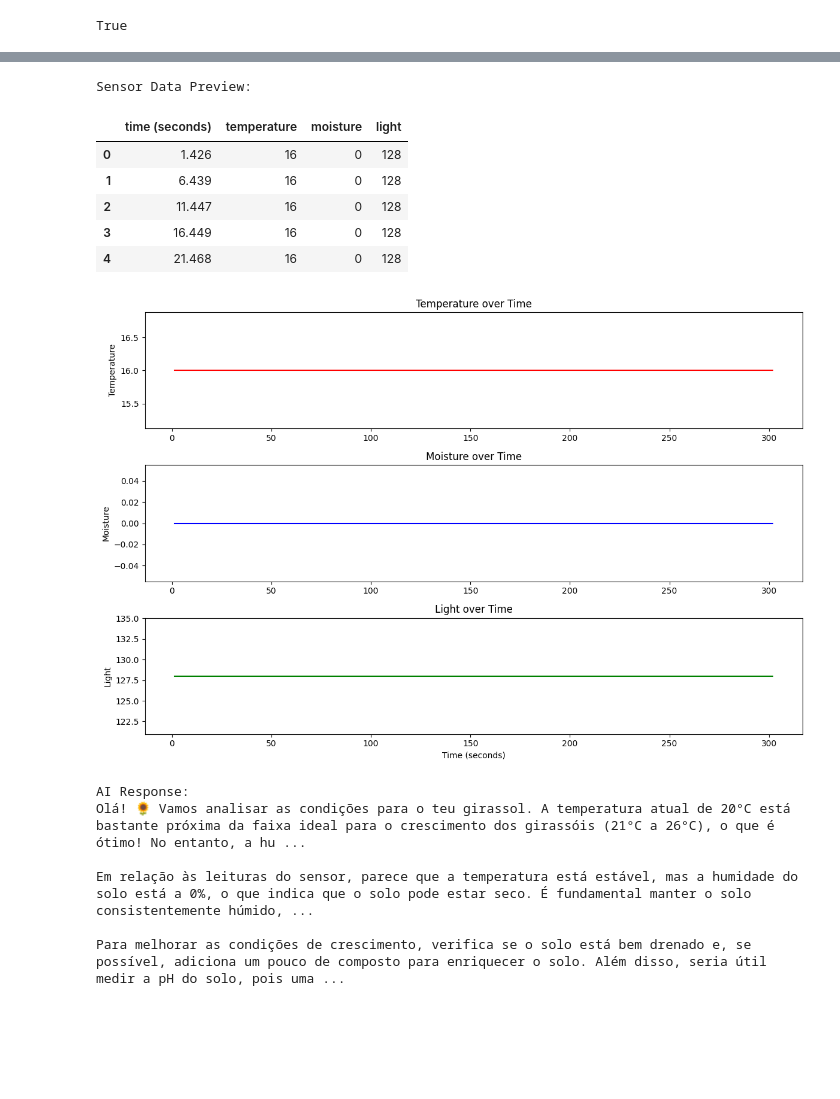
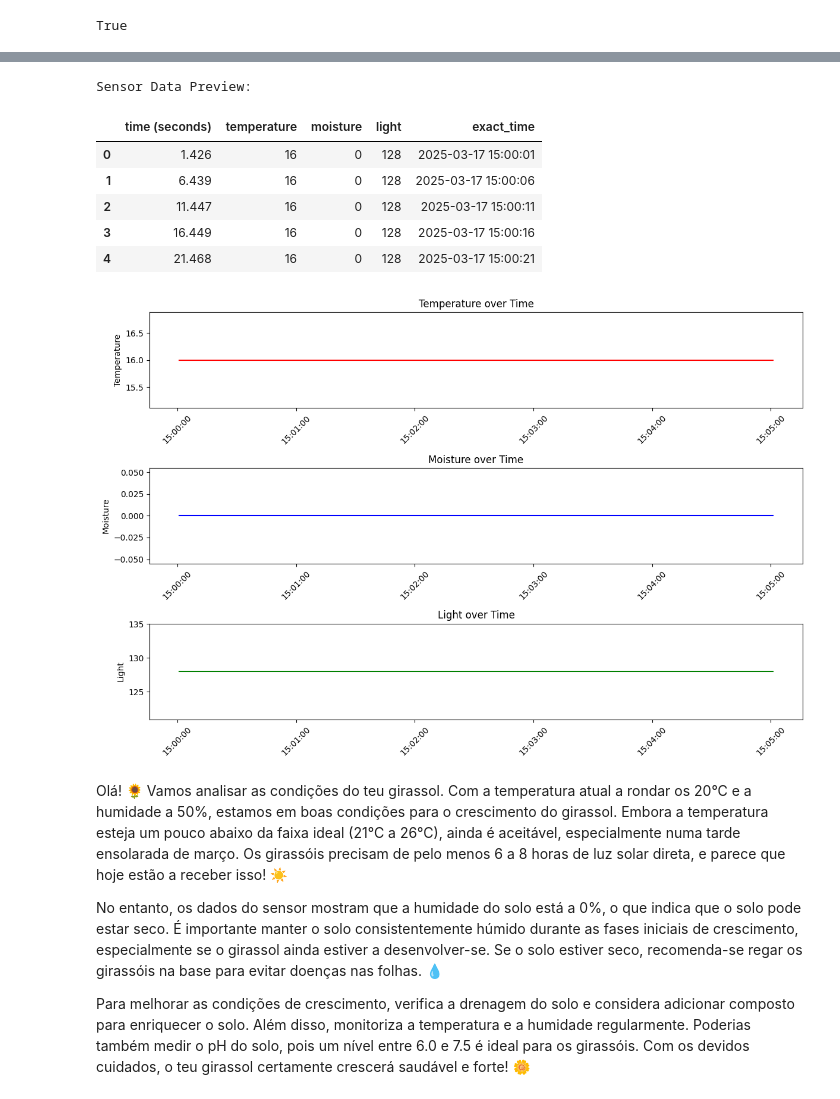
Before and after one commit to martaldsantos/doitgirls2025, a Jupyter notebook: mysunflower/mysunflower.ipynb, the cells around one changed output, grey strips where cells are left out. Drawn from its saved outputs; the diff is of its cells as text; code cells hidden in the pictures; blank space fills up the shorter version.

Commit message:
added time to both plants, plus markdown wrapper

```diff
--- a/mysunflower/mysunflower.ipynb
+++ b/mysunflower/mysunflower.ipynb
@@ -15,38 +40,52 @@ data = pd.read_csv(csv_path)
 # %%
+# Read the CSV file with the exacttime column
+data = pd.read_csv('mysunflower_with_time.csv')
+
+# Convert the exacttime column to datetime objects for proper plotting
+data['exact_time'] = pd.to_datetime(data['exact_time'])
+
 # Display first few rows of the data
 print("Sensor Data Preview:")
 display(data.head())
 
 # Create some basic visualizations
 plt.figure(figsize=(12, 8))
 
+# Format for time display
+time_fmt = mdates.DateFormatter('%H:%M:%S')
+
 plt.subplot(3, 1, 1)
-plt.plot(data['time (seconds)'], data['temperature'], 'r-')
+plt.plot(data['exact_time'], data['temperature'], 'r-')
 plt.title('Temperature over Time')
 plt.ylabel('Temperature')
+plt.gca().xaxis.set_major_formatter(time_fmt)
+plt.xticks(rotation=45)
 
 plt.subplot(3, 1, 2)
-plt.plot(data['time (seconds)'], data['moisture'], 'b-')
+plt.plot(data['exact_time'], data['moisture'], 'b-')
 plt.title('Moisture over Time')
 plt.ylabel('Moisture')
+plt.gca().xaxis.set_major_formatter(time_fmt)
+plt.xticks(rotation=45)
 
 plt.subplot(3, 1, 3)
-plt.plot(data['time (seconds)'], data['light'], 'g-')
+plt.plot(data['exact_time'], data['light'], 'g-')
 plt.title('Light over Time')
-plt.xlabel('Time (seconds)')
 plt.ylabel('Light')
+plt.gca().xaxis.set_major_formatter(time_fmt)
+plt.xticks(rotation=45)
 
 plt.tight_layout()
 plt.show()
 # %% [output]
 Sensor Data Preview:
-|  | time (seconds) | temperature | moisture | light |
-| 0 | 1.426 | 16 | 0 | 128 |
-| 1 | 6.439 | 16 | 0 | 128 |
-| 2 | 11.447 | 16 | 0 | 128 |
-| 3 | 16.449 | 16 | 0 | 128 |
-| 4 | 21.468 | 16 | 0 | 128 |
+|  | time (seconds) | temperature | moisture | light | exact_time |
+| 0 | 1.426 | 16 | 0 | 128 | 2025-03-17 15:00:01 |
+| 1 | 6.439 | 16 | 0 | 128 | 2025-03-17 15:00:06 |
+| 2 | 11.447 | 16 | 0 | 128 | 2025-03-17 15:00:11 |
+| 3 | 16.449 | 16 | 0 | 128 | 2025-03-17 15:00:16 |
+| 4 | 21.468 | 16 | 0 | 128 | 2025-03-17 15:00:21 |
-[figure, old version]
+[figure, new version]
 # %%
 # Create Azure OpenAI client
 client = AzureOpenAI(
@@ -105,12 +144,10 @@ def ask_garden_assistant(question):
 # Example usage
 user_question = "Como é que está o meu girassol hoje? Está a crescer bem? "
 response = ask_garden_assistant(user_question)
-print("\nAI Response:")
-print(response)
+display(Markdown(response))
 # %% [output]
-AI Response:
-Olá! 🌻 Vamos analisar as condições para o teu girassol. A temperatura atual de 20°C está bastante próxima da faixa ideal para o crescimento dos girassóis (21°C a 26°C), o que é ótimo! No entanto, a hu ...
-
-Em relação às leituras do sensor, parece que a temperatura está estável, mas a humidade do solo está a 0%, o que indica que o solo pode estar seco. É fundamental manter o solo consistentemente húmido, ...
-
-Para melhorar as condições de crescimento, verifica se o solo está bem drenado e, se possível, adiciona um pouco de composto para enriquecer o solo. Além disso, seria útil medir a pH do solo, pois uma ...
+Olá! 🌻 Vamos analisar as condições do teu girassol. Com a temperatura atual a rondar os 20°C e a humidade a 50%, estamos em boas condições para o crescimento do girassol. Embora a temperatura esteja um pouco abaixo da faixa ideal (21°C a 26°C), ainda é aceitável, especialmente numa tarde ensolarada de março. Os girassóis precisam de pelo menos 6 a 8 horas de luz solar direta, e parece que hoje estão a receber isso! ☀️
+
+No entanto, os dados do sensor mostram que a humidade do solo está a 0%, o que indica que o solo pode estar seco. É importante manter o solo consistentemente húmido durante as fases iniciais de crescimento, especialmente se o girassol ainda estiver a desenvolver-se. Se o solo estiver seco, recomenda-se regar os girassóis na base para evitar doenças nas folhas. 💧
+
+Para melhorar as condições de crescimento, verifica a drenagem do solo e considera adicionar composto para enriquecer o solo. Além disso, monitoriza a temperatura e a humidade regularmente. Poderias também medir o pH do solo, pois um nível entre 6.0 e 7.5 é ideal para os girassóis. Com os devidos cuidados, o teu girassol certamente crescerá saudável e forte! 🌼
```
Also changed, not shown: parts of 4 cells of this notebook, 1 other file.
